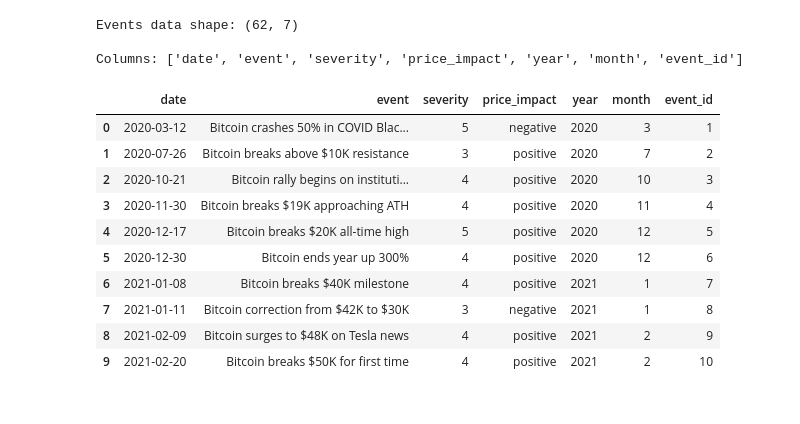
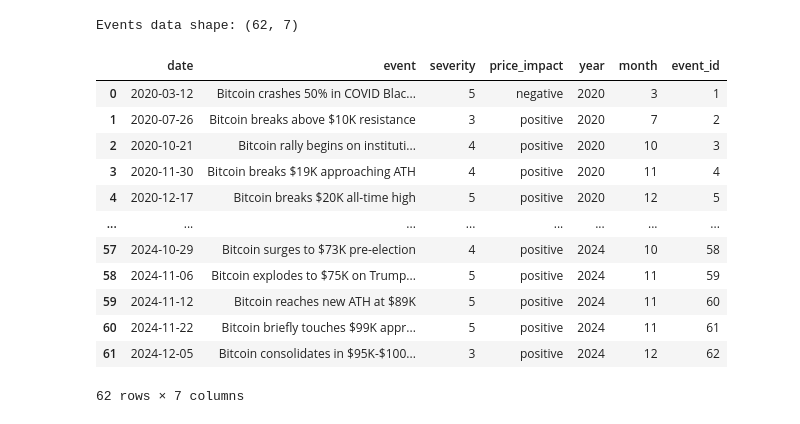
Before and after one commit to Vepusanan/Bitcoin, a Jupyter notebook: notebooks/01_data_exploration.ipynb, the cells around one changed output. Saved outputs shown, nothing was run; the diff lists cells and outputs as text; code cells hidden in the pictures.

```diff
--- a/notebooks/01_data_exploration.ipynb
+++ b/notebooks/01_data_exploration.ipynb
@@ -50,23 +122,24 @@ Columns: ['Price', 'Adj_Close', 'Close', 'High', 'Low', 'Open', 'Volume', 'Daily
 # %%
-# Load market events data
-events_data = pd.read_csv(project_root / 'data' / 'processed' / 'market_events.csv',
-                          parse_dates=['date'])
-
-print(f"Events data shape: {events_data.shape}")
-print(f"\nColumns: {list(events_data.columns)}")
-events_data.head(10)
+# Load and preview market events
+events_csv = project_root / 'data' / 'processed' / 'market_events.csv'
+if events_csv.exists():
+    events = pd.read_csv(events_csv, parse_dates=['date'])
+    print(f"Events data shape: {events.shape}")
+    display(events.head(62))
+else:
+    print(f"No events file found at: {events_csv.resolve()}")
 # %% [output]
 Events data shape: (62, 7)
-
-Columns: ['date', 'event', 'severity', 'price_impact', 'year', 'month', 'event_id']
 |  | date | event | severity | price_impact | year | month | event_id |
 | 0 | 2020-03-12 | Bitcoin crashes 50% in COVID Blac... | 5 | negative | 2020 | 3 | 1 |
 | 1 | 2020-07-26 | Bitcoin breaks above $10K resistance | 3 | positive | 2020 | 7 | 2 |
 | 2 | 2020-10-21 | Bitcoin rally begins on instituti... | 4 | positive | 2020 | 10 | 3 |
 | 3 | 2020-11-30 | Bitcoin breaks $19K approaching ATH | 4 | positive | 2020 | 11 | 4 |
 | 4 | 2020-12-17 | Bitcoin breaks $20K all-time high | 5 | positive | 2020 | 12 | 5 |
-| 5 | 2020-12-30 | Bitcoin ends year up 300% | 4 | positive | 2020 | 12 | 6 |
-| 6 | 2021-01-08 | Bitcoin breaks $40K milestone | 4 | positive | 2021 | 1 | 7 |
-| 7 | 2021-01-11 | Bitcoin correction from $42K to $30K | 3 | negative | 2021 | 1 | 8 |
-| 8 | 2021-02-09 | Bitcoin surges to $48K on Tesla news | 4 | positive | 2021 | 2 | 9 |
-| 9 | 2021-02-20 | Bitcoin breaks $50K for first time | 4 | positive | 2021 | 2 | 10 |
+| ... | ... | ... | ... | ... | ... | ... | ... |
+| 57 | 2024-10-29 | Bitcoin surges to $73K pre-election | 4 | positive | 2024 | 10 | 58 |
+| 58 | 2024-11-06 | Bitcoin explodes to $75K on Trump... | 5 | positive | 2024 | 11 | 59 |
+| 59 | 2024-11-12 | Bitcoin reaches new ATH at $89K | 5 | positive | 2024 | 11 | 60 |
+| 60 | 2024-11-22 | Bitcoin briefly touches $99K appr... | 5 | positive | 2024 | 11 | 61 |
+| 61 | 2024-12-05 | Bitcoin consolidates in $95K-$100... | 3 | positive | 2024 | 12 | 62 |
+62 rows × 7 columns
```
Also changed, not shown: parts of 6 cells of this notebook, 21 other files.
